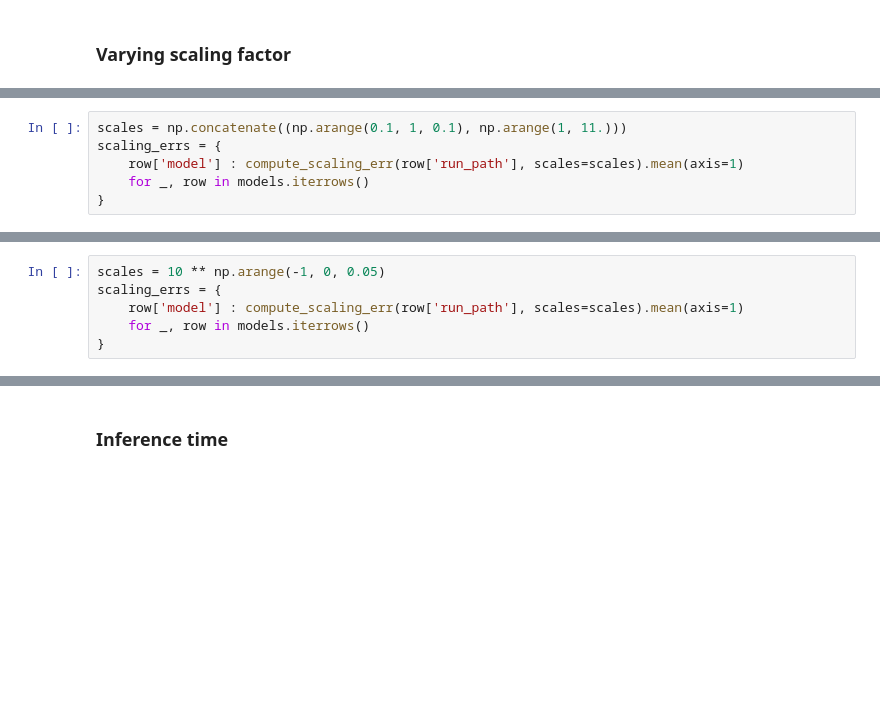
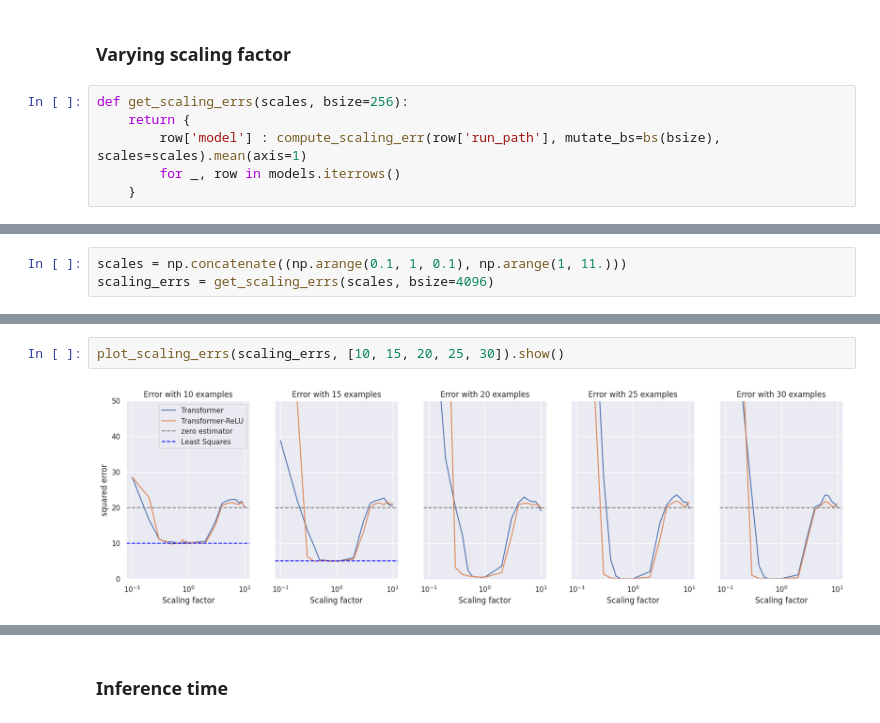
Before and after one commit to nelson-lojo/in-context-learning, a Jupyter notebook: src/eval.ipynb, the cells around one changed output, grey strips where cells are left out. Cells and saved outputs as stored; diff of their text form; blank space fills up the shorter version.

```diff
--- a/src/eval.ipynb
+++ b/src/eval.ipynb
@@ -164,2 +166,8 @@ plot_model_errs(errs, baseline=naives[task] * halve(1)**2, no_std_dev=True)
 # %% [markdown]
 ### Varying scaling factor
+# %%
+def get_scaling_errs(scales, bsize=256):
+    return {
+        row['model'] : compute_scaling_err(row['run_path'], mutate_bs=bs(bsize), scales=scales).mean(axis=1)
+        for _, row in models.iterrows()
+    }
@@ -166,6 +209,3 @@ plot_model_errs(errs, baseline=naives[task] * halve(1)**2, no_std_dev=True)
 # %%
 scales = np.concatenate((np.arange(0.1, 1, 0.1), np.arange(1, 11.)))
-scaling_errs = {
-    row['model'] : compute_scaling_err(row['run_path'], scales=scales).mean(axis=1)
-    for _, row in models.iterrows()
-}
+scaling_errs = get_scaling_errs(scales, bsize=4096)
@@ -254,6 +211,0 @@ fig.show()
-# %%
-scales = 10 ** np.arange(-1, 0, 0.05)
-scaling_errs = {
-    row['model'] : compute_scaling_err(row['run_path'], scales=scales).mean(axis=1)
-    for _, row in models.iterrows()
-}
@@ -301,0 +212,4 @@ fig.show()
+# %%
+plot_scaling_errs(scaling_errs, [10, 15, 20, 25, 30]).show()
+# %% [output]
+[figure, added]
```
Also changed, not shown: parts of 12 cells of this notebook, 1 other file.
